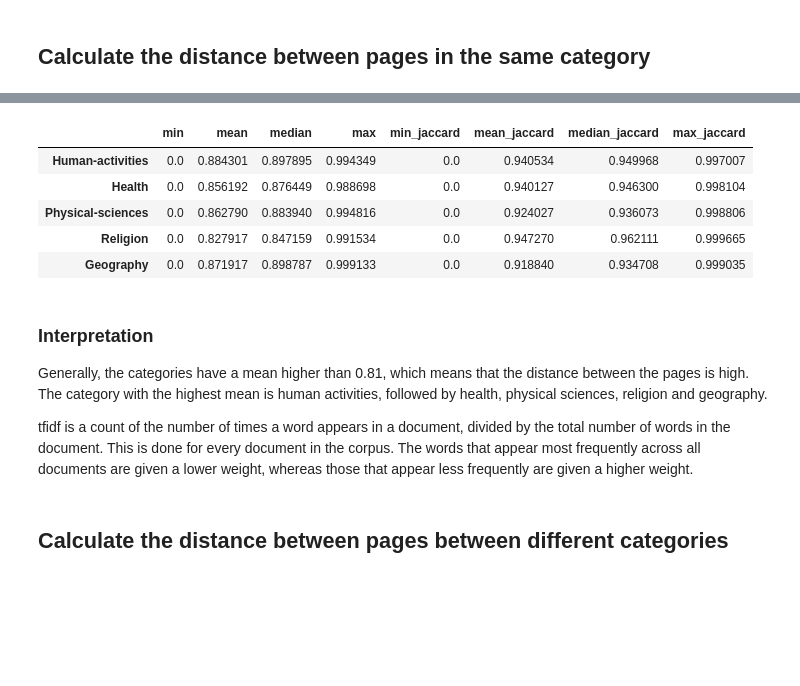
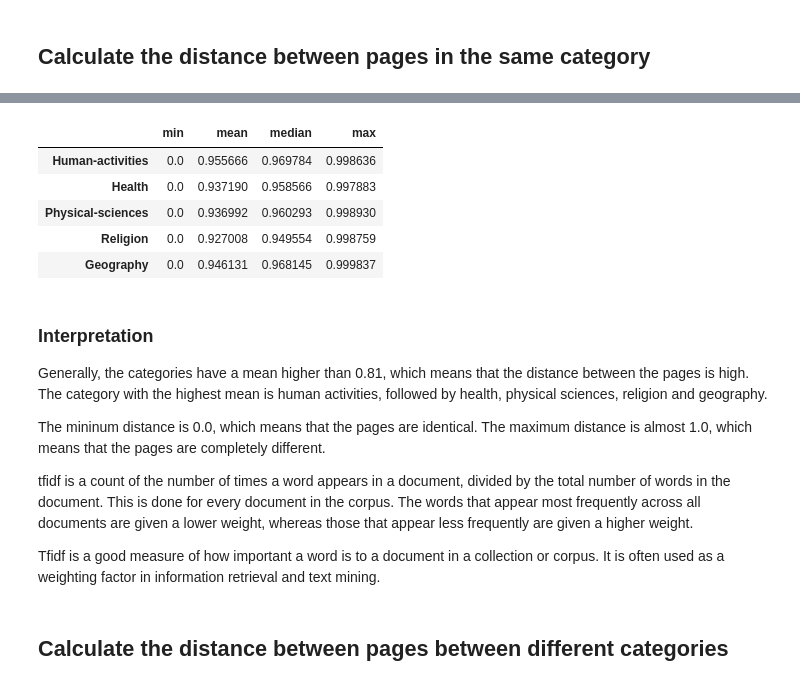
Before and after one commit to EmiliaWiehe/Wikipedia, a Jupyter notebook: Wikipedia_Mining.ipynb, the cells around one changed output, grey strips where cells are left out. Drawn from its saved outputs; the diff is of its cells as text; code cells hidden in the pictures; blank space fills up the shorter version.

```diff
--- a/Wikipedia_Mining.ipynb
+++ b/Wikipedia_Mining.ipynb
@@ -230,13 +237,13 @@ if not 'Wikipedia_Mining_Data.csv' in files: df.to_csv('Wikipedia_Mining_Data.cs
 # Start from here if you have already saved the dataframe
 # %%
 # open file Wikipedia_Mining.csv as a dataframe
-df = pd.read_csv('Wikipedia_Mining_Data.csv', sep=',', header=None)
+df_raw = pd.read_csv('Wikipedia_Mining_Data.csv', sep=',', header=None)
 categories = ["Human-activities","Health", "Physical-sciences", "Religion", "Geography"]
 # %% [markdown]
 ## Preprocess the dataframe
 # %%
 # drop first column because it is empty
-df = df.drop(df.columns[0], axis=1)
+df = df_raw.drop(df_raw.columns[0], axis=1)
 
 # rename the columns
 df.columns = categories
@@ -259,8 +266,6 @@ stop_words = set(stopwords.words('english'))
 stop_words.add('wikipedia')
 df = df.apply(lambda x: x.astype(str).str.split().apply(lambda x: [item for item in x if item not in stop_words]).str.join(' '))
 
-# tokenize the words
-df = df.apply(lambda x: x.astype(str).str.split())
 df
 # %% [output]
 |  | Human-activities | Health | Physical-sciences | Religion | Geography |
@@ -357,7 +370,2 @@ Health is the lowest in frequency, unique words and word length, followed by geo
 # %% [markdown]
 ## Calculate the distance between pages in the same category
-# %%
-# if df is tokenized then join the words back together
-if type(df.iloc[0, 0]) == list:
-    for i in categories:
-        df[i] = df[i].apply(lambda x: ' '.join(x))
@@ -364,43 +400,50 @@ if type(df.iloc[0, 0]) == list:
+# %%
+# filter out words that occur less than 5 times
+vectorizer = CountVectorizer(analyzer='word', min_df=5)
+X = vectorizer.fit_transform(df_class['text'])
+
+# transform the data into a tf-idf matrix
+# tf-idf is a statistical measure that evaluates how relevant a word is to a document in a collection of documents
+# tf-idf is the product of two statistics, term frequency and inverse document frequency
+tfidf = TfidfTransformer()
+X_t = tfidf.fit_transform(X)
+X_t = X_t.toarray()
 # %%
+# calculate the distance for each category
+# we use the cosine distance metric and the jaccard distance metric
+# For text mining we use the cosine distance metric
 statistics = []
-vectorizer = CountVectorizer(analyzer='word')
+
 # do the job
 for i in categories:
-    X = vectorizer.fit_transform(df[i])
-
-    # build TfIdf of vectorized documents
-    tfidf = TfidfTransformer()
-    X_t = tfidf.fit_transform(X)
-
-    # do the job
-    X = vectorizer.fit_transform(df[i])
-
-    # selecting a small subset of document frequency vector
-    sub_X = X.toarray()
+    sub_X = X_t[df_class['label'] == i]
 
     # compute distance matrix for the selected subset using cosine distance metric
     dm_cos = distance.cdist(sub_X, sub_X, "cosine")
-    dm_jaccard = distance.cdist(sub_X, sub_X, "jaccard")
 
     # append the statistics to the statistics list
-    statistics.append([dm_cos.min(), dm_cos.mean(), np.median(dm_cos), dm_cos.max(), dm_jaccard.min(), dm_jaccard.mean(), np.median(dm_jaccard), dm_jaccard.max()])
+    statistics.append([dm_cos.min(), dm_cos.mean(), np.median(dm_cos), dm_cos.max()])
 
 # create a new df with the statistics
-statistics_df = pd.DataFrame(statistics, columns=['min', 'mean', 'median', 'max', 'min_jaccard', 'mean_jaccard', 'median_jaccard', 'max_jaccard'], index=categories)
+statistics_df = pd.DataFrame(statistics, columns=['min', 'mean', 'median', 'max'], index=categories)
 statistics_df
 # %% [output]
-|  | min | mean | median | max | min_jaccard | mean_jaccard | median_jaccard | max_jaccard |
-| Human-activities | 0.0 | 0.884301 | 0.897895 | 0.994349 | 0.0 | 0.940534 | 0.949968 | 0.997007 |
-| Health | 0.0 | 0.856192 | 0.876449 | 0.988698 | 0.0 | 0.940127 | 0.946300 | 0.998104 |
-| Physical-sciences | 0.0 | 0.862790 | 0.883940 | 0.994816 | 0.0 | 0.924027 | 0.936073 | 0.998806 |
-| Religion | 0.0 | 0.827917 | 0.847159 | 0.991534 | 0.0 | 0.947270 | 0.962111 | 0.999665 |
-| Geography | 0.0 | 0.871917 | 0.898787 | 0.999133 | 0.0 | 0.918840 | 0.934708 | 0.999035 |
+|  | min | mean | median | max |
+| Human-activities | 0.0 | 0.955666 | 0.969784 | 0.998636 |
+| Health | 0.0 | 0.937190 | 0.958566 | 0.997883 |
+| Physical-sciences | 0.0 | 0.936992 | 0.960293 | 0.998930 |
+| Religion | 0.0 | 0.927008 | 0.949554 | 0.998759 |
+| Geography | 0.0 | 0.946131 | 0.968145 | 0.999837 |
 # %% [markdown]
 ### Interpretation
 
 Generally, the categories have a mean higher than 0.81, which means that the distance between the pages is high.
 The category with the highest mean is human activities, followed by health, physical sciences, religion and geography.
 
+The mininum distance is 0.0, which means that the pages are identical. The maximum distance is almost 1.0, which means that the pages are completely different.
+
 tfidf is a count of the number of times a word appears in a document, divided by the total number of words in the document. This is done for every document in the corpus. The words that appear most frequently across all documents are given a lower weight, whereas those that appear less frequently are given a higher weight.
+
+Tfidf is a good measure of how important a word is to a document in a collection or corpus. It is often used as a weighting factor in information retrieval and text mining.
 # %% [markdown]
 ## Calculate the distance between pages between different categories
```
Also changed, not shown: parts of 29 cells of this notebook.
